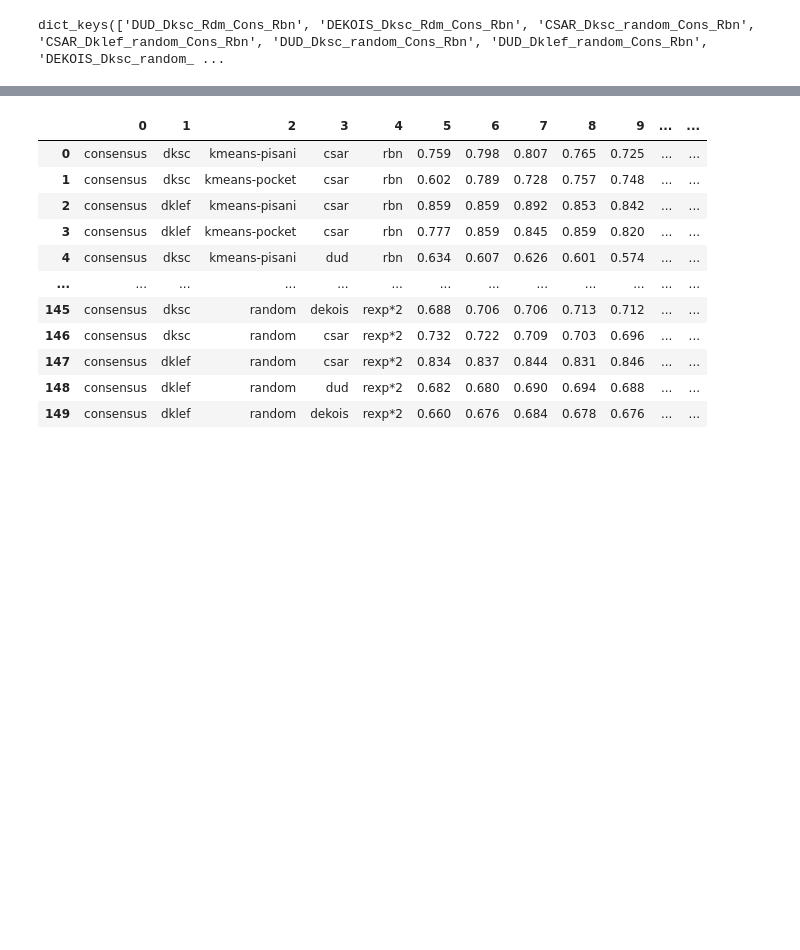
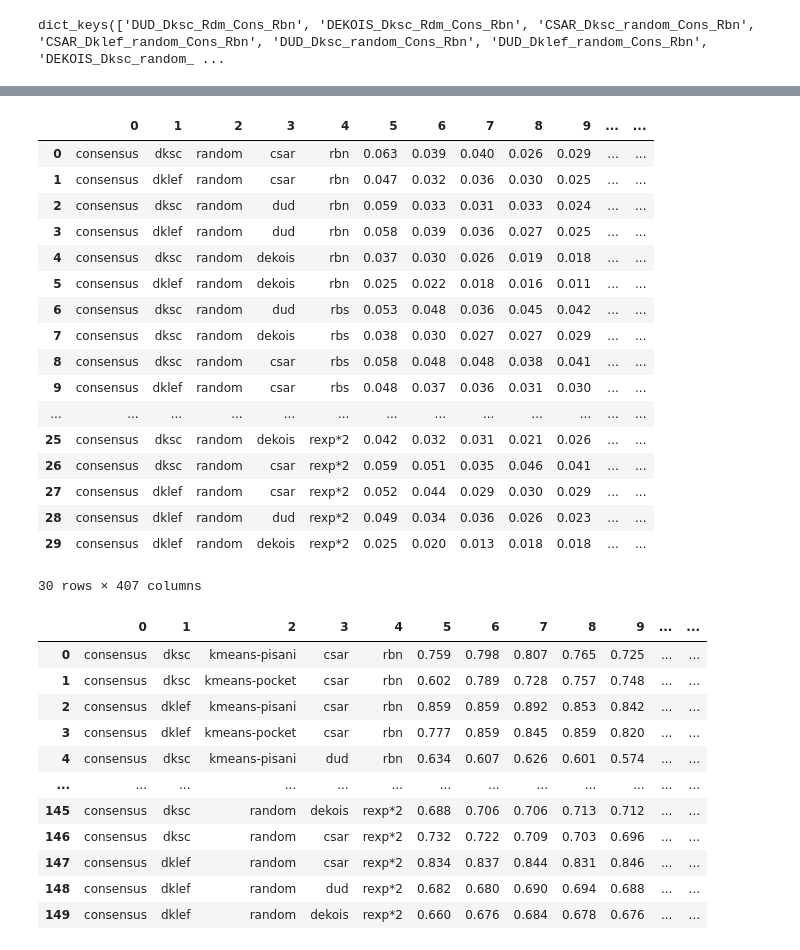
Before and after one commit to jRicciL/CDK2_notebooks, a Jupyter notebook: 6_Machine_Learning_Models/preprocessing_data_for_dash_app.ipynb, the cells around one changed output, grey strips where cells are left out. Cells and saved outputs as stored; diff of their text form; code cells hidden in the pictures; blank space fills up the shorter version.

```diff
--- a/6_Machine_Learning_Models/preprocessing_data_for_dash_app.ipynb
+++ b/6_Machine_Learning_Models/preprocessing_data_for_dash_app.ipynb
@@ -194,0 +177,50 @@ DEKOIS_Dklef_random_Cons_Rexp
+# %%
+path_ = '../data/ml_evaluations/consensus_scoring/'
+
+methods = ('kmeans', 'rfe', 'correlated', 'random')
+cons_list_names = ['Rbn', 'Rbs', 'Rbr', 'Rbv_*2', 'Rexp*2']
+inner_keys = ['pisani', 'pocket']
+
+final_list = []
+
+for method in methods:
+    for cons in cons_list_names:
+        file = glob(F'{path_}*{method}*{cons}*')[0]
+        #print(file)
+
+        with open(file, 'rb') as f:
+            dict_auc = pickle.load(f)
+        # iterate over the keys
+        for key in dict_auc.keys():
+            # for kmeans we currently have pisani and pocket
+            for in_key in inner_keys:
+                if method == 'random':
+                    _in_key = ''
+                    if '_Rdm_' in key:
+                        break
+                else:
+                    continue
+                list_values = dict_auc[key].std(axis = 0).tolist()
+                print(key)
+                names = key.split('_')
+                # Get the databaseName
+                db = names[0]
+                # Get the score type
+                score = names[1]
+
+                # Append new elemnts at the begining of the list
+                # Scoring > MethodFeature > DB > Consensus > Values
+                list_values.insert(0, cons.lower())
+                list_values.insert(0, db.lower())
+                list_values.insert(0, (method + _in_key).lower())
+                list_values.insert(0, score.lower())
+                list_values.insert(0, 'consensus') # Empty for Consensus
+                final_list.append( list_values )
+                if method == 'kmeans': continue
+                else: break
+# Save the file
+file_name = './cosensus_scorings_std.csv'
+df_ = pd.DataFrame(final_list).round(3)
+df_.to_csv(file_name)
+df_
+# %% [output]
@@ -195,3 +244,21 @@ DEKOIS_Dklef_random_Cons_Rexp
+|  | 0 | 1 | 2 | 3 | 4 | 5 | 6 | 7 | 8 | 9 | ... | ... |
+| 0 | consensus | dksc | random | csar | rbn | 0.063 | 0.039 | 0.040 | 0.026 | 0.029 | ... | ... |
+| 1 | consensus | dklef | random | csar | rbn | 0.047 | 0.032 | 0.036 | 0.030 | 0.025 | ... | ... |
+| 2 | consensus | dksc | random | dud | rbn | 0.059 | 0.033 | 0.031 | 0.033 | 0.024 | ... | ... |
+| 3 | consensus | dklef | random | dud | rbn | 0.058 | 0.039 | 0.036 | 0.027 | 0.025 | ... | ... |
+| 4 | consensus | dksc | random | dekois | rbn | 0.037 | 0.030 | 0.026 | 0.019 | 0.018 | ... | ... |
+| 5 | consensus | dklef | random | dekois | rbn | 0.025 | 0.022 | 0.018 | 0.016 | 0.011 | ... | ... |
+| 6 | consensus | dksc | random | dud | rbs | 0.053 | 0.048 | 0.036 | 0.045 | 0.042 | ... | ... |
+| 7 | consensus | dksc | random | dekois | rbs | 0.038 | 0.030 | 0.027 | 0.027 | 0.029 | ... | ... |
+| 8 | consensus | dksc | random | csar | rbs | 0.058 | 0.048 | 0.048 | 0.038 | 0.041 | ... | ... |
+| 9 | consensus | dklef | random | csar | rbs | 0.048 | 0.037 | 0.036 | 0.031 | 0.030 | ... | ... |
+| ... | ... | ... | ... | ... | ... | ... | ... | ... | ... | ... | ... | ... |
+| 25 | consensus | dksc | random | dekois | rexp*2 | 0.042 | 0.032 | 0.031 | 0.021 | 0.026 | ... | ... |
+| 26 | consensus | dksc | random | csar | rexp*2 | 0.059 | 0.051 | 0.035 | 0.046 | 0.041 | ... | ... |
+| 27 | consensus | dklef | random | csar | rexp*2 | 0.052 | 0.044 | 0.029 | 0.030 | 0.029 | ... | ... |
+| 28 | consensus | dklef | random | dud | rexp*2 | 0.049 | 0.034 | 0.036 | 0.026 | 0.023 | ... | ... |
+| 29 | consensus | dklef | random | dekois | rexp*2 | 0.025 | 0.020 | 0.013 | 0.018 | 0.018 | ... | ... |
+30 rows × 407 columns
 # %%
 df_
 # %% [output]
```
Also changed, not shown: parts of 2 cells of this notebook.
